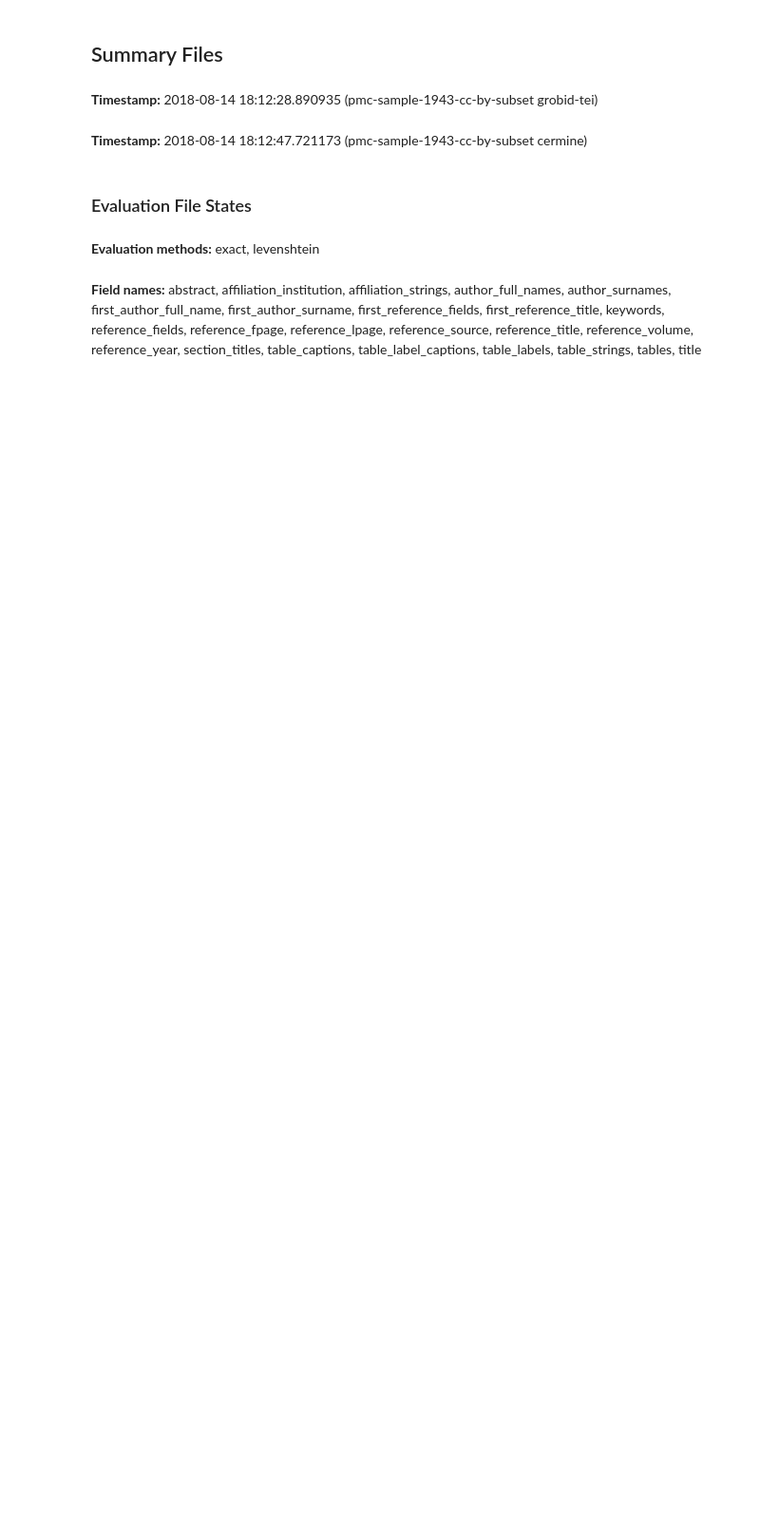
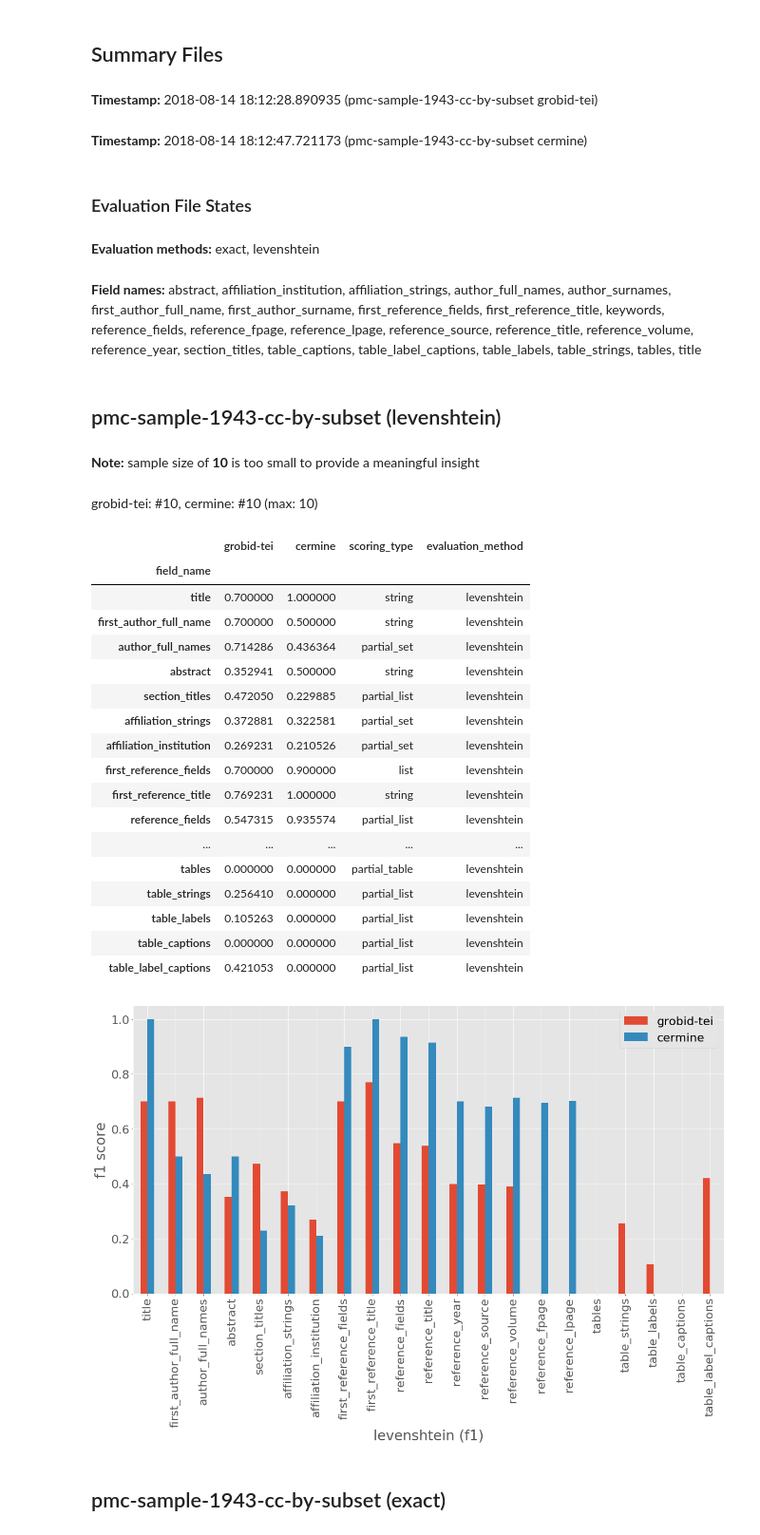
Before and after one commit to elifesciences/sciencebeam-judge, a Jupyter notebook: notebooks/conversion-results-summary.ipynb, the cells around one changed output. Shown at 95% size. Saved outputs shown, nothing was run; the diff lists cells and outputs as text; code cells hidden in the pictures; blank space fills up the shorter version.

Commit message:
added summary details

```diff
--- a/notebooks/conversion-results-summary.ipynb
+++ b/notebooks/conversion-results-summary.ipynb
@@ -139,35 +139,84 @@ def short_name(full_name):
 def show_field_summaries(field_summaries_label_and_df, evaluation_method, score_name, field_names):
     def filter_df(df):
         return df[
             (df['evaluation_method'] == evaluation_method) &
             (df['field_name'].isin(field_names))
         ]
 
-    def filter_and_convert_df(df):
-        return filter_df(df).set_index('field_name')[score_name]
+    def convert_df(df):
+        return df.set_index('field_name')[score_name]
+
+    short_field_summaries_label_and_df = [(short_name(k), df) for k, df in field_summaries_label_and_df]
+    field_summaries_df_by_label = dict(short_field_summaries_label_and_df)
+    labels = [k for k, _ in short_field_summaries_label_and_df]
+    filtered_df_map = {k: filter_df(field_summaries_df_by_label[k]) for k in labels}
+
+    field_details_df = pd.concat(
+        filtered_df_map.values()
+    )[['field_name', 'scoring_type', 'evaluation_method']].groupby(
+        'field_name'
+    ).agg(lambda l: ', '.join(set(l)))
 
     field_summary_df = pd.DataFrame({
-        short_name(k): filter_and_convert_df(df)
-        for k, df in field_summaries_label_and_df
+        k: convert_df(filtered_df_map[k])
+        for k in labels
     })[[short_name(k) for k, _ in field_summaries_label_and_df]].reindex(field_names)
 
     max_document_count = max(
-        filter_df(df)['document_count'].max() for _, df in field_summaries_label_and_df
+        df['document_count'].max() for df in filtered_df_map.values()
     )
     if max_document_count < 100:
         printmd('**Note:** sample size of **%d** is too small to provide a meaningful insight' % max_document_count)
     printmd('%s (max: %d)' % (', '.join([
         '%s: #%s' % (short_name(k), list(set(filter_df(df)['document_count']))[0])
         for k, df in field_summaries_label_and_df
     ]), max_document_count))
+
+    display(field_summary_df.merge(field_details_df, left_index=True, right_index=True))
 
     ax = field_summary_df.plot.bar(label='f1')
     plt.xlabel('%s (%s)' % (evaluation_method, score_name))
     plt.ylabel('f1 score')
     plt.ylim([0.0, 1.05])
     plt.show()
 
 all_field_summaries_label_and_df = [
     (name, summary_df_map[name] if name else None)
     for name in all_result_names
 ]
+
+for evaluation_method in evaluation_methods:
+    for prefix in prefix_list:
+        printmd('## %s (%s)' % (prefix, evaluation_method))
+        show_field_summaries(
+            [
+                (name, df)
+                for name, df in all_field_summaries_label_and_df
+                if name.startswith(prefix)
+            ],
+            evaluation_method = evaluation_method, score_name = 'f1', field_names = field_names
+        )
+# %% [output]
+## pmc-sample-1943-cc-by-subset (levenshtein)
+**Note:** sample size of **10** is too small to provide a meaningful insight
+grobid-tei: #10, cermine: #10 (max: 10)
+|  | grobid-tei | cermine | scoring_type | evaluation_method |
+| field_name |  |  |  |  |
+| title | 0.700000 | 1.000000 | string | levenshtein |
+| first_author_full_name | 0.700000 | 0.500000 | string | levenshtein |
+| author_full_names | 0.714286 | 0.436364 | partial_set | levenshtein |
+| abstract | 0.352941 | 0.500000 | string | levenshtein |
+| section_titles | 0.472050 | 0.229885 | partial_list | levenshtein |
+| affiliation_strings | 0.372881 | 0.322581 | partial_set | levenshtein |
+| affiliation_institution | 0.269231 | 0.210526 | partial_set | levenshtein |
+| first_reference_fields | 0.700000 | 0.900000 | list | levenshtein |
+| first_reference_title | 0.769231 | 1.000000 | string | levenshtein |
+| reference_fields | 0.547315 | 0.935574 | partial_list | levenshtein |
+| ... | ... | ... | ... | ... |
+| tables | 0.000000 | 0.000000 | partial_table | levenshtein |
+| table_strings | 0.256410 | 0.000000 | partial_list | levenshtein |
+| table_labels | 0.105263 | 0.000000 | partial_list | levenshtein |
+| table_captions | 0.000000 | 0.000000 | partial_list | levenshtein |
+| table_label_captions | 0.421053 | 0.000000 | partial_list | levenshtein |
+[figure, added]
+## pmc-sample-1943-cc-by-subset (exact)
```
Also changed, not shown: parts of 2 cells of this notebook.
